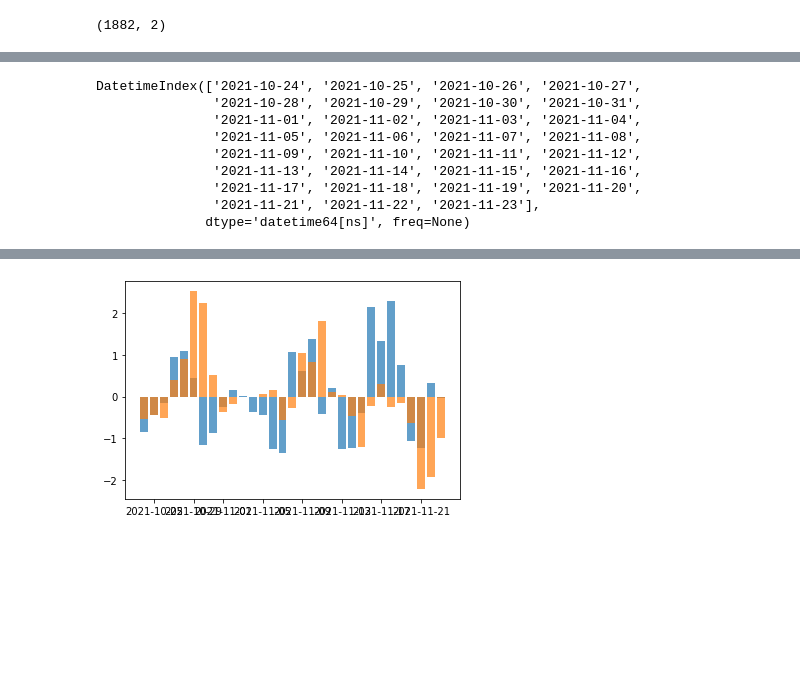
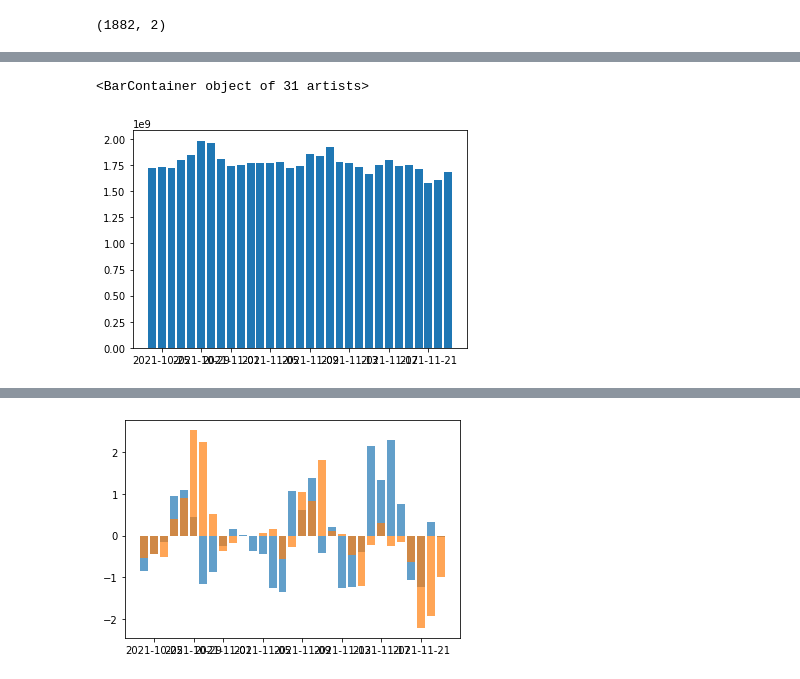
Before and after one commit to michelangelo89/btc_sent_fc, a Jupyter notebook: notebooks/ss_post_proc.ipynb, the cells around one changed output, grey strips where cells are left out. Saved outputs shown, nothing was run; the diff lists cells and outputs as text; code cells hidden in the pictures; blank space fills up the shorter version.

```diff
--- a/notebooks/ss_post_proc.ipynb
+++ b/notebooks/ss_post_proc.ipynb
@@ -522,12 +517,0 @@ pred_mape_2 = pd.read_csv("gcs://wagon-data-750-btc-sent-fc/website_data/pred_12
-# %%
-pred_mape_2.index
-# %% [output]
-DatetimeIndex(['2021-10-24', '2021-10-25', '2021-10-26', '2021-10-27',
-               '2021-10-28', '2021-10-29', '2021-10-30', '2021-10-31',
-               '2021-11-01', '2021-11-02', '2021-11-03', '2021-11-04',
-               '2021-11-05', '2021-11-06', '2021-11-07', '2021-11-08',
-               '2021-11-09', '2021-11-10', '2021-11-11', '2021-11-12',
-               '2021-11-13', '2021-11-14', '2021-11-15', '2021-11-16',
-               '2021-11-17', '2021-11-18', '2021-11-19', '2021-11-20',
-               '2021-11-21', '2021-11-22', '2021-11-23'],
-              dtype='datetime64[ns]', freq=None)
@@ -538,0 +518,9 @@ pred_mape_2["volume_pred"] = reverse
+# %%
+pred_mape = pd.read_csv("gcs://wagon-data-750-btc-sent-fc/website_data/pred_12_02_1.csv",
+            index_col=0,
+            parse_dates=True)
+# %%
+plt.bar(pred_mape.index, pred_mape["volume_pred"])
+# %% [output]
+<BarContainer object of 31 artists>
+[figure, added]
```
Also changed, not shown: parts of 121 cells of this notebook.
